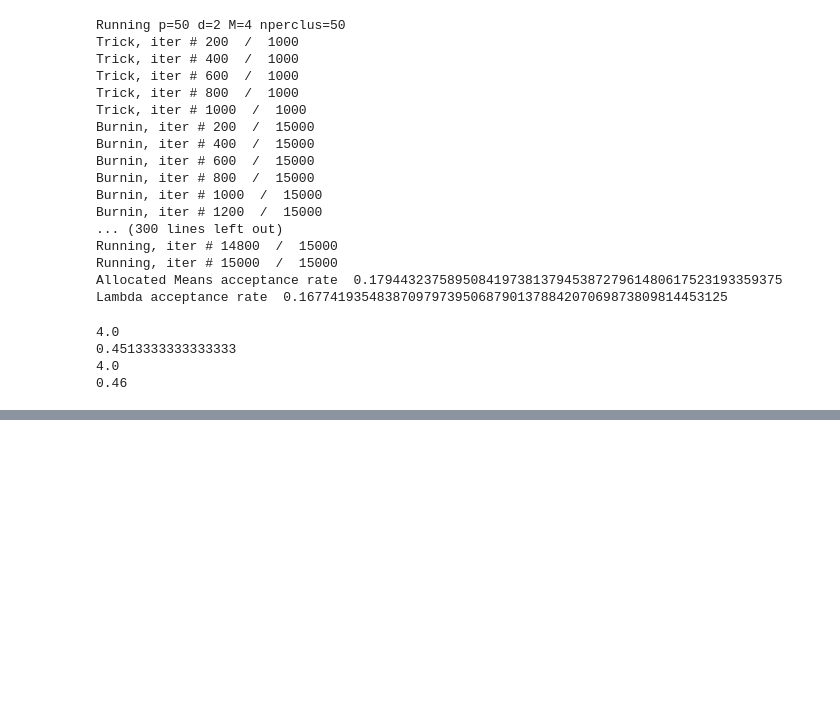
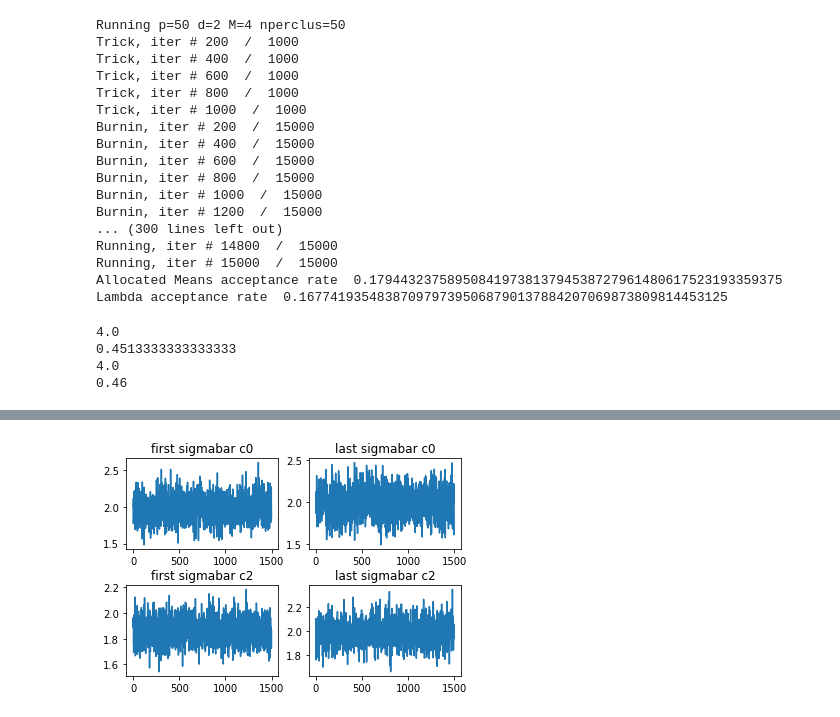
Before and after one commit to LGhilotti/pp_mix, a Jupyter notebook: Script_simulation.ipynb, the cells around one changed output, grey strips where cells are left out. Cells and saved outputs as stored; diff of their text form; code cells hidden in the pictures; blank space fills up the shorter version.

```diff
--- a/Script_simulation.ipynb
+++ b/Script_simulation.ipynb
@@ -320,0 +230,21 @@ round(11/3)
+# %%
+fig_sigma = plt.figure()
+ax1 = fig_sigma.add_subplot(221)
+ax1.plot(first_sigma_bar_chain0)
+plt.title('first sigmabar c0')
+
+ax2 = fig_sigma.add_subplot(222)
+ax2.plot(last_sigma_bar_chain0)
+plt.title('last sigmabar c0')
+
+ax3 = fig_sigma.add_subplot(223)
+ax3.plot(first_sigma_bar_chain2)
+plt.title('first sigmabar c2')
+
+ax4 = fig_sigma.add_subplot(224)
+ax4.plot(last_sigma_bar_chain2)
+plt.title('last sigmabar c2')
+
+plt.subplots_adjust(hspace=0.4)
+# %% [output]
+[figure, added]
```
Also changed, not shown: parts of 22 cells of this notebook, 2 other files.
